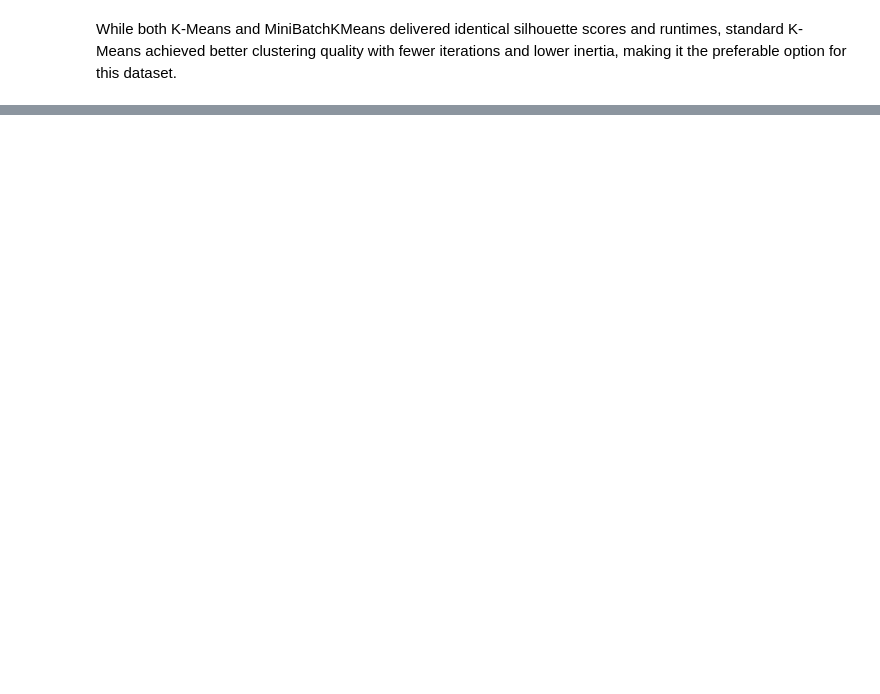
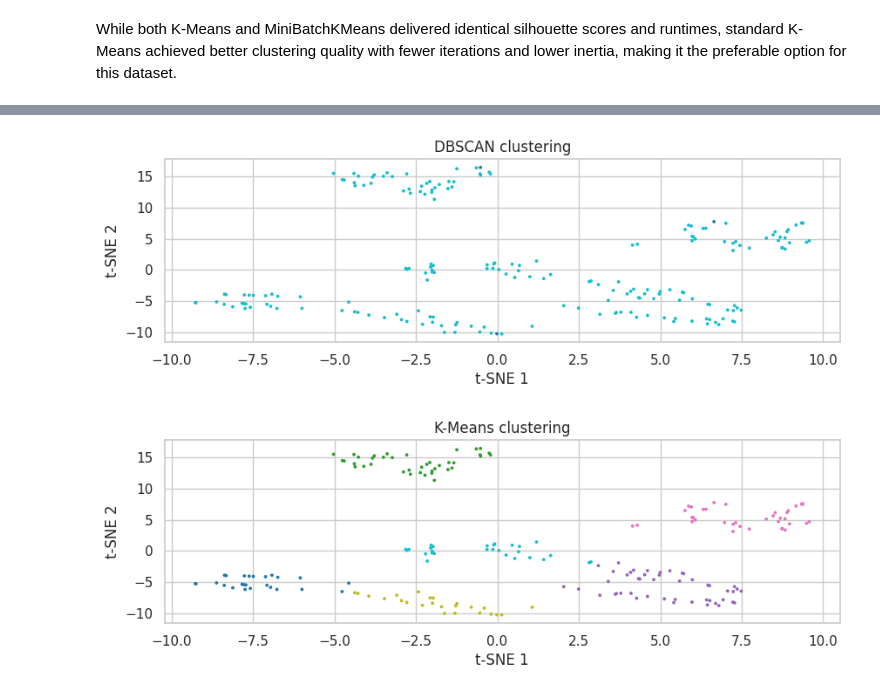
Before and after one commit to Bira0/GroupB, a Jupyter notebook: Mall_Customers.ipynb, the cells around one changed output, grey strips where cells are left out. Saved outputs shown, nothing was run; the diff lists cells and outputs as text; code cells hidden in the pictures; blank space fills up the shorter version.

```diff
--- a/Mall_Customers.ipynb
+++ b/Mall_Customers.ipynb
@@ -729,0 +781,25 @@ While both K-Means and MiniBatchKMeans delivered identical silhouette scores and
+# %%
+#Plot clusters and compare to K-Means clusters
+kmeans = KMeans(n_clusters=6, n_init=10, random_state=42)
+kmeans_labels = kmeans.fit_predict(X_tsne)
+# K_means plotting
+plt.figure(figsize=(10,6))
+plt.subplot(211)
+plt.scatter(X_tsne[:,0], X_tsne[:,1], c=labels, cmap='tab10', s=3)
+plt.title('DBSCAN clustering')
+plt.xlabel('t-SNE 1')
+plt.ylabel('t-SNE 2')
+plt.grid(True)
+plt.show()
+# dbscan plotting
+plt.figure(figsize=(10,6))
+plt.subplot(212)
+plt.scatter(X_tsne[:,0], X_tsne[:,1], c=kmeans_labels, cmap='tab10', s=3)
+plt.title('K-Means clustering')
+plt.xlabel('t-SNE 1')
+plt.ylabel('t-SNE 2')
+plt.grid(True)
+plt.show()
+# %% [output]
+[figure, added]
+[figure, added]
```
Also changed, not shown: parts of 8 cells of this notebook.
